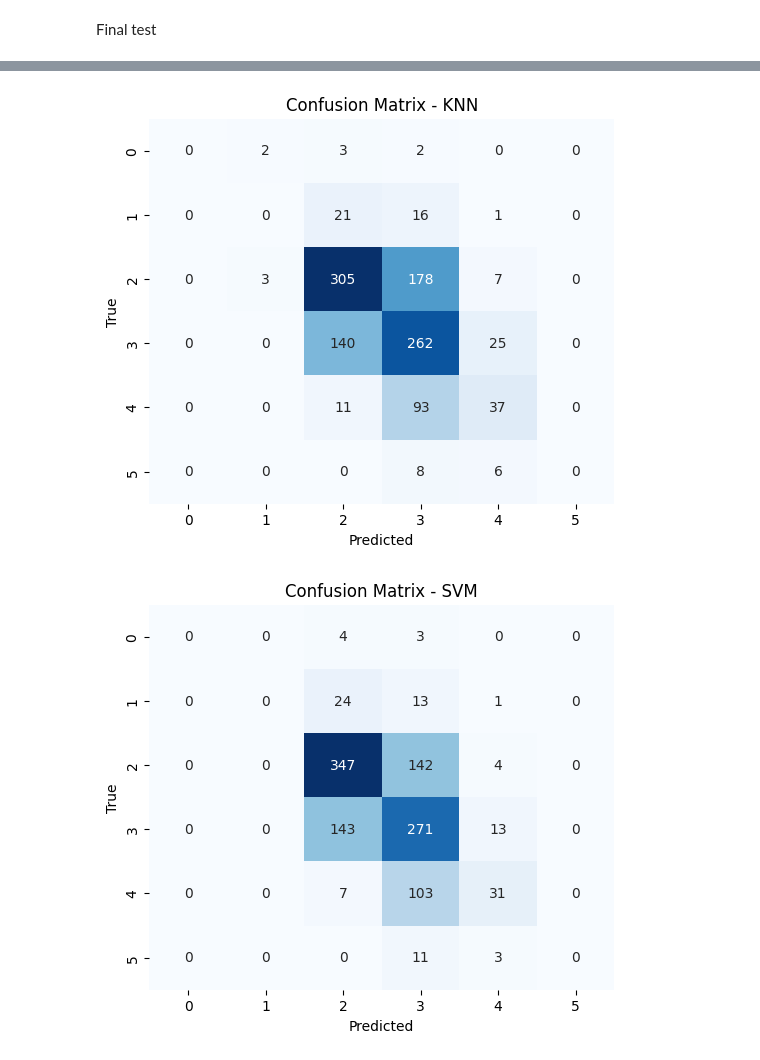
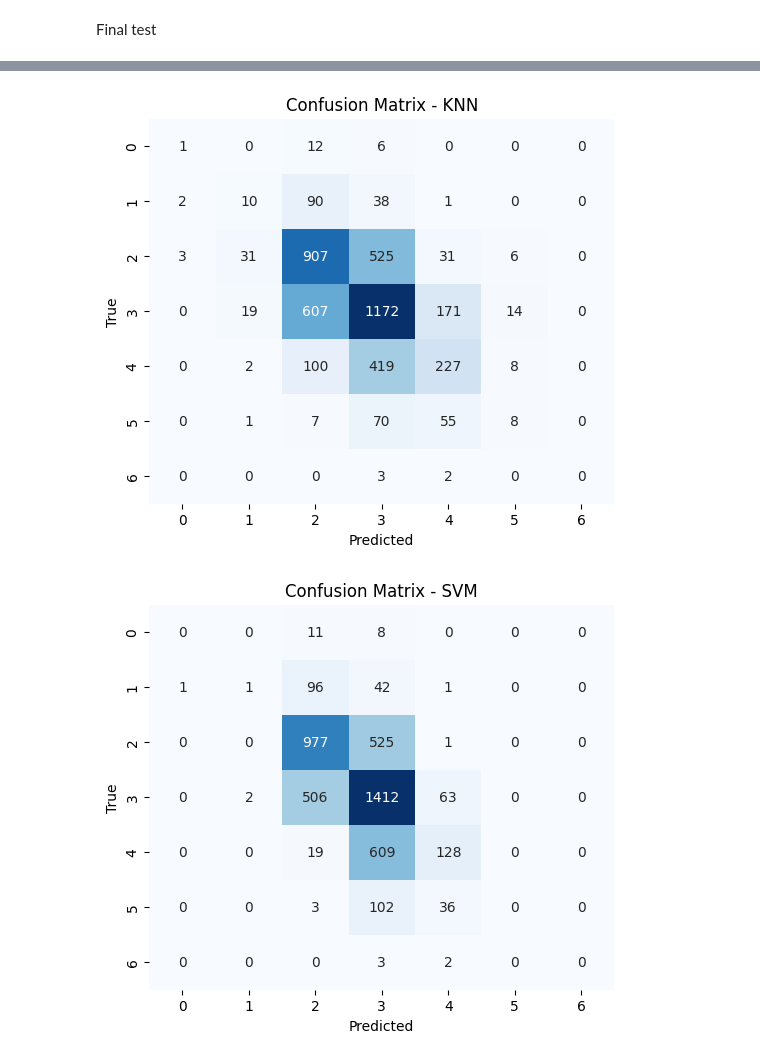
Before and after one commit to Sriramkrishna-Deshpande/ML-Projects, a Jupyter notebook: WineQuality.ipynb, the cells around one changed output, grey strips where cells are left out. Cells and saved outputs as stored; diff of their text form; code cells hidden in the pictures.

```diff
--- a/WineQuality.ipynb
+++ b/WineQuality.ipynb
@@ -20,3 +35,18 @@ from sklearn.metrics import accuracy_score, confusion_matrix, classification_rep
 
 # To display multiple outputs in the same cell
 from IPython.display import display
+# %%
+from ucimlrepo import fetch_ucirepo
+
+# fetch dataset
+wine_quality = fetch_ucirepo(id=186)
+
+# data (as pandas dataframes)
+X = wine_quality.data.features
+y = wine_quality.data.targets
+
+# metadata
+print(wine_quality.metadata)
+
+# variable information
+print(wine_quality.variables)
@@ -24,7 +72,8 @@ from IPython.display import display
 Load the Wine Quality Dataset
 # %%
 # Load dataset with the correct delimiter (semicolon)
-df = pd.read_csv('/content/WineQT.csv', delimiter=',')
+# Use the data loaded in the previous cell
+df = pd.concat([X, y], axis=1)
 
 # Check the first few rows
 print(df.head())
@@ -89,7 +157,7 @@ from sklearn.neighbors import KNeighborsClassifier
 from sklearn.metrics import accuracy_score, confusion_matrix, classification_report
 
 # Load dataset with the correct delimiter (semicolon)
-df = pd.read_csv('/content/winequality-red.csv', delimiter=';')
+df = pd.concat([X, y], axis=1)
 
 # Clean column names (strip quotes and spaces)
 df.columns = df.columns.str.replace('"', '').str.strip()
@@ -220,7 +305,7 @@ from sklearn.neighbors import KNeighborsClassifier
 from sklearn.metrics import accuracy_score, confusion_matrix, classification_report
 
 # Load dataset with the correct delimiter (semicolon)
-df = pd.read_csv('/content/winequality-red.csv', delimiter=';')
+df = pd.concat([X, y], axis=1)
 
 # Clean column names (strip quotes and spaces)
 df.columns = df.columns.str.replace('"', '').str.strip()
@@ -326,2 +411,2 @@ Decision Tree Confusion Matrix:
-[figure, old version]
+[figure, new version]
-[figure, old version]
+[figure, new version]
```
Also changed, not shown: parts of 6 cells of this notebook.
